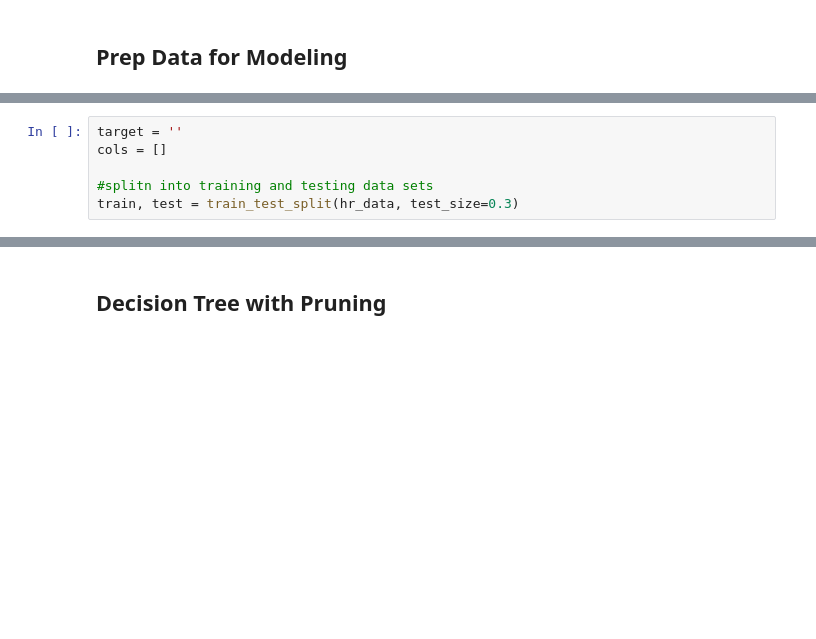
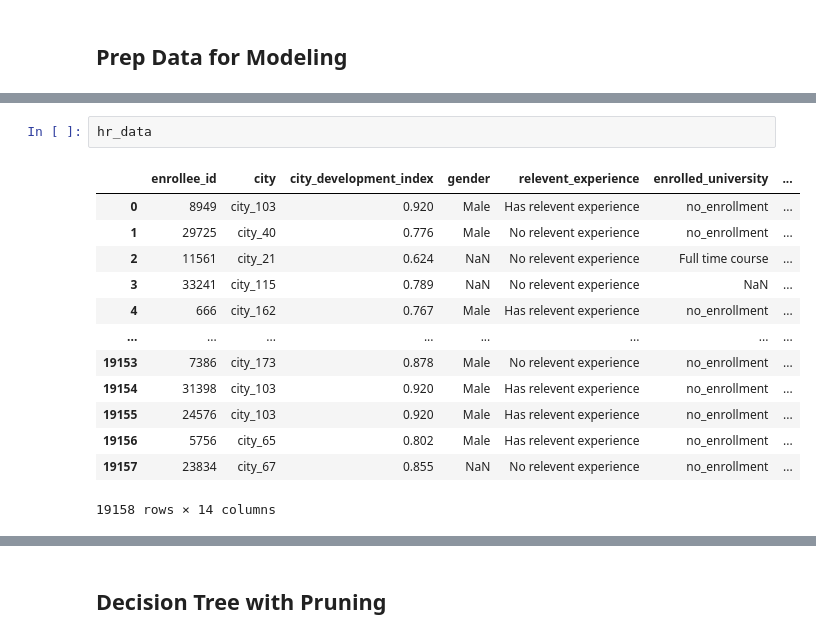
Before and after one commit to nichoward/Supervised-Learning-CS-7641, a Jupyter notebook: Supervised Learning.ipynb, the cells around one changed output, grey strips where cells are left out. Drawn from its saved outputs; the diff is of its cells as text; blank space fills up the shorter version.

```diff
--- a/Supervised Learning.ipynb
+++ b/Supervised Learning.ipynb
@@ -151,6 +246,16 @@ hr_data.columns
 # %%
-target = ''
-cols = []
-
-#splitn into training and testing data sets
-train, test = train_test_split(hr_data, test_size=0.3)
+hr_data
+# %% [output]
+|  | enrollee_id | city | city_development_index | gender | relevent_experience | enrolled_university | ... |
+| 0 | 8949 | city_103 | 0.920 | Male | Has relevent experience | no_enrollment | ... |
+| 1 | 29725 | city_40 | 0.776 | Male | No relevent experience | no_enrollment | ... |
+| 2 | 11561 | city_21 | 0.624 | NaN | No relevent experience | Full time course | ... |
+| 3 | 33241 | city_115 | 0.789 | NaN | No relevent experience | NaN | ... |
+| 4 | 666 | city_162 | 0.767 | Male | Has relevent experience | no_enrollment | ... |
+| ... | ... | ... | ... | ... | ... | ... | ... |
+| 19153 | 7386 | city_173 | 0.878 | Male | No relevent experience | no_enrollment | ... |
+| 19154 | 31398 | city_103 | 0.920 | Male | Has relevent experience | no_enrollment | ... |
+| 19155 | 24576 | city_103 | 0.920 | Male | Has relevent experience | no_enrollment | ... |
+| 19156 | 5756 | city_65 | 0.802 | Male | Has relevent experience | no_enrollment | ... |
+| 19157 | 23834 | city_67 | 0.855 | NaN | No relevent experience | no_enrollment | ... |
+19158 rows × 14 columns
```
Also changed, not shown: parts of 29 cells of this notebook, 1 other file.
